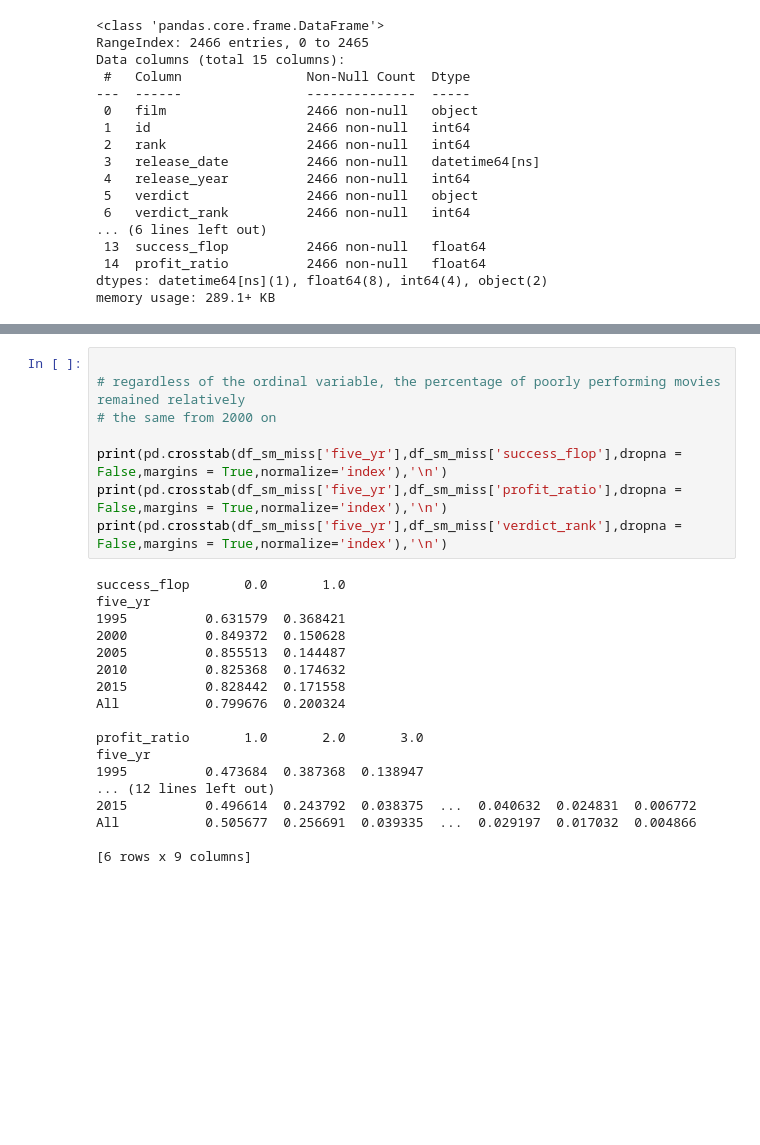
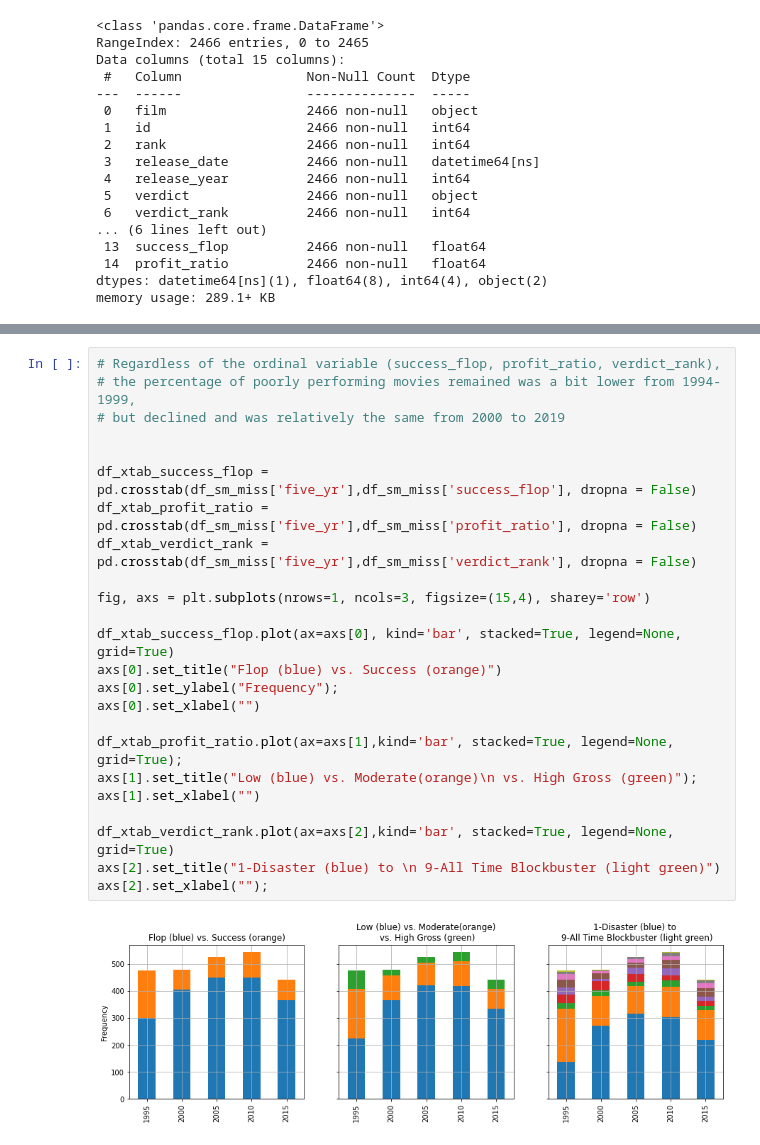
Before and after one commit to daveking63/Bollywood, a Jupyter notebook: Milestone_1_v4_pynb.ipynb, the cells around one changed output, grey strips where cells are left out. Drawn from its saved outputs; the diff is of its cells as text; blank space fills up the shorter version.

```diff
--- a/Milestone_1_v4_pynb.ipynb
+++ b/Milestone_1_v4_pynb.ipynb
@@ -530,26 +511,26 @@ Name: five_yr, dtype: int64
-# %%
-
-# regardless of the ordinal variable, the percentage of poorly performing movies remained relatively
-# the same from 2000 on
-
-print(pd.crosstab(df_sm_miss['five_yr'],df_sm_miss['success_flop'],dropna = False,margins = True,normalize='index'),'\n')
-print(pd.crosstab(df_sm_miss['five_yr'],df_sm_miss['profit_ratio'],dropna = False,margins = True,normalize='index'),'\n')
-print(pd.crosstab(df_sm_miss['five_yr'],df_sm_miss['verdict_rank'],dropna = False,margins = True,normalize='index'),'\n')
-# %% [output]
-success_flop       0.0       1.0
-five_yr
-1995          0.631579  0.368421
-2000          0.849372  0.150628
-2005          0.855513  0.144487
-2010          0.825368  0.174632
-2015          0.828442  0.171558
-All           0.799676  0.200324
-
-profit_ratio       1.0       2.0       3.0
-five_yr
-1995          0.473684  0.387368  0.138947
-... (12 lines left out)
-2015          0.496614  0.243792  0.038375  ...  0.040632  0.024831  0.006772
-All           0.505677  0.256691  0.039335  ...  0.029197  0.017032  0.004866
-
-[6 rows x 9 columns]
+# %%
+# Regardless of the ordinal variable (success_flop, profit_ratio, verdict_rank),
+# the percentage of poorly performing movies remained was a bit lower from 1994-1999,
+# but declined and was relatively the same from 2000 to 2019
+
+
+df_xtab_success_flop = pd.crosstab(df_sm_miss['five_yr'],df_sm_miss['success_flop'], dropna = False)
+df_xtab_profit_ratio = pd.crosstab(df_sm_miss['five_yr'],df_sm_miss['profit_ratio'], dropna = False)
+df_xtab_verdict_rank = pd.crosstab(df_sm_miss['five_yr'],df_sm_miss['verdict_rank'], dropna = False)
+
+fig, axs = plt.subplots(nrows=1, ncols=3, figsize=(15,4), sharey='row')
+
+df_xtab_success_flop.plot(ax=axs[0], kind='bar', stacked=True, legend=None, grid=True)
+axs[0].set_title("Flop (blue) vs. Success (orange)")
+axs[0].set_ylabel("Frequency");
+axs[0].set_xlabel("")
+
+df_xtab_profit_ratio.plot(ax=axs[1],kind='bar', stacked=True, legend=None, grid=True);
+axs[1].set_title("Low (blue) vs. Moderate(orange)\n vs. High Gross (green)");
+axs[1].set_xlabel("")
+
+df_xtab_verdict_rank.plot(ax=axs[2],kind='bar', stacked=True, legend=None, grid=True)
+axs[2].set_title("1-Disaster (blue) to \n 9-All Time Blockbuster (light green)")
+axs[2].set_xlabel("");
+# %% [output]
+[figure, added]
```
Also changed, not shown: parts of 3 cells of this notebook.
